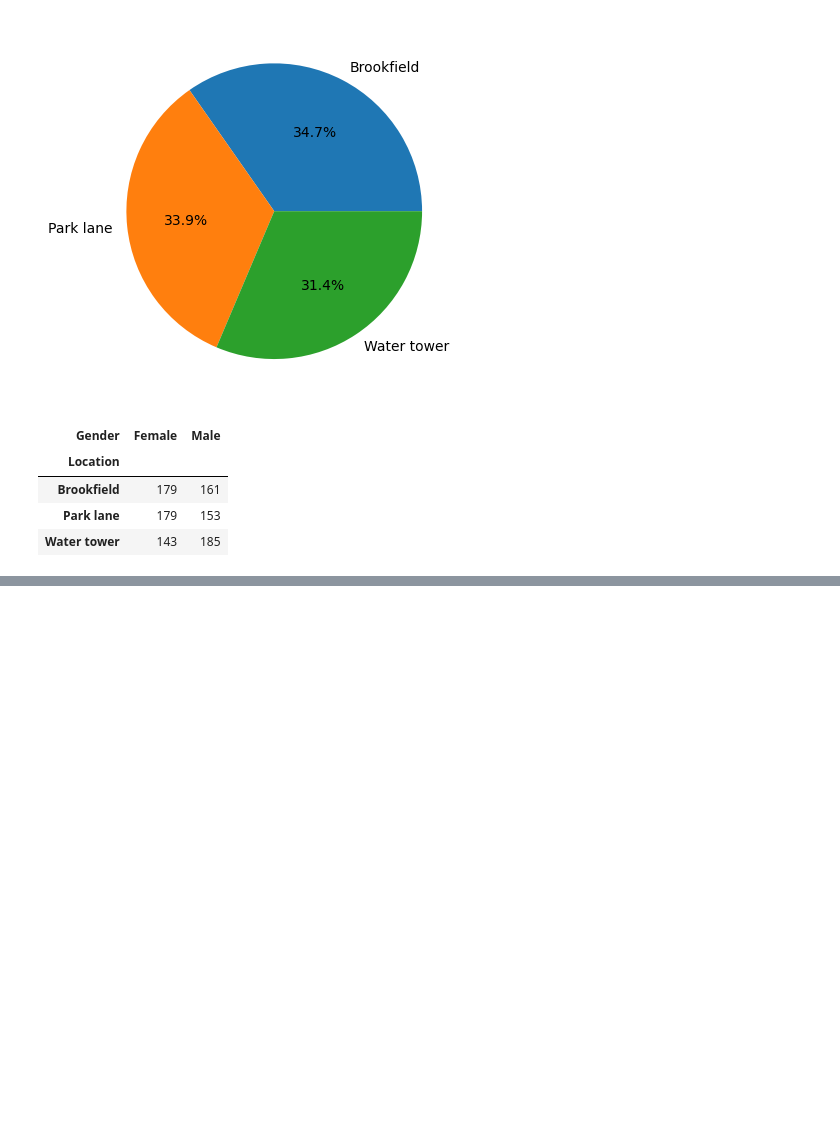
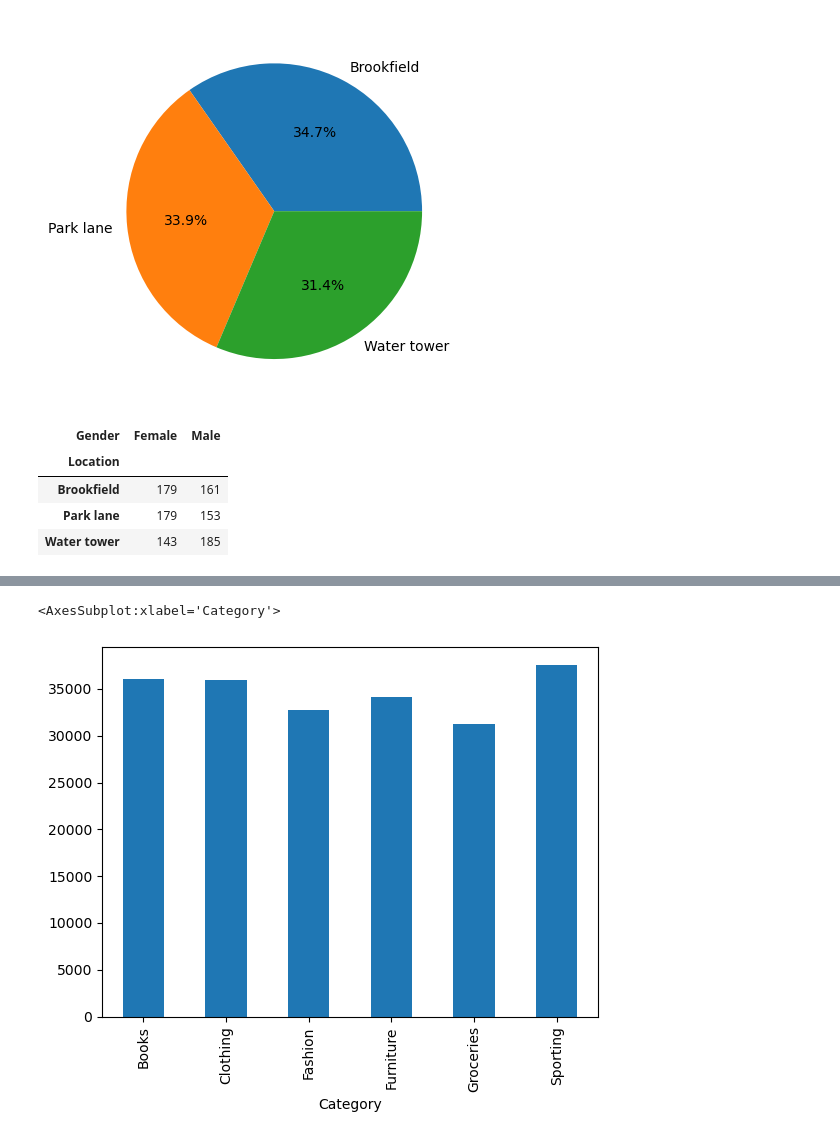
Before and after one commit to Joshi-kv/Sales_Analysis, a Jupyter notebook: supermarket_sales_analysis.ipynb, the cells around one changed output, grey strips where cells are left out. Drawn from its saved outputs; the diff is of its cells as text; code cells hidden in the pictures; blank space fills up the shorter version.

Commit message:
which category has more demand

```diff
--- a/supermarket_sales_analysis.ipynb
+++ b/supermarket_sales_analysis.ipynb
@@ -266,0 +265,7 @@ city.unstack(level=0).plot(kind='bar')
+# %%
+#Which product category has more sales
+category=data.groupby('Category').sum()['Total']
+category.plot(kind='bar')
+# %% [output]
+<AxesSubplot:xlabel='Category'>
+[figure, added]
```
Also changed, not shown: parts of 21 cells of this notebook.
